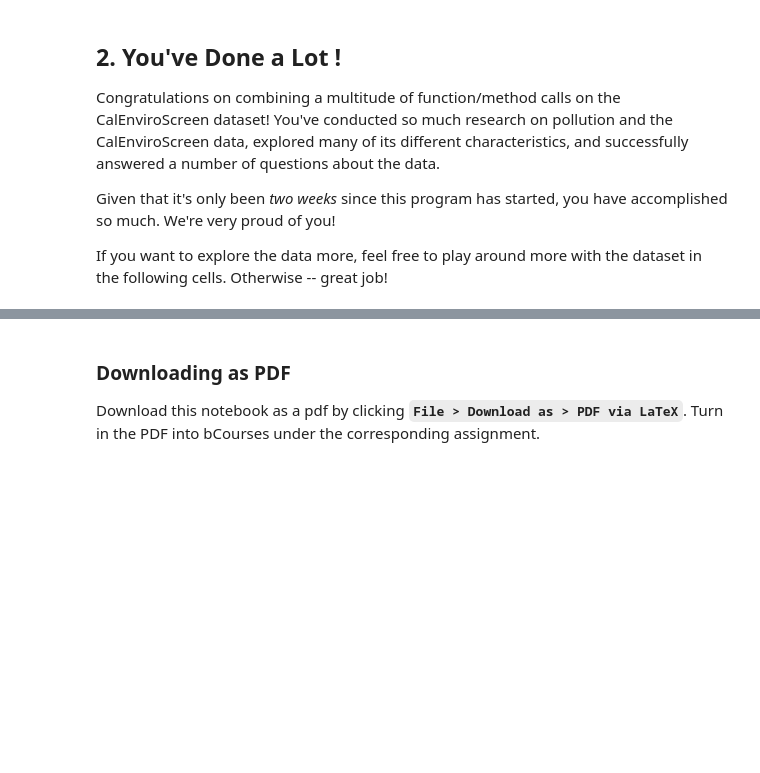
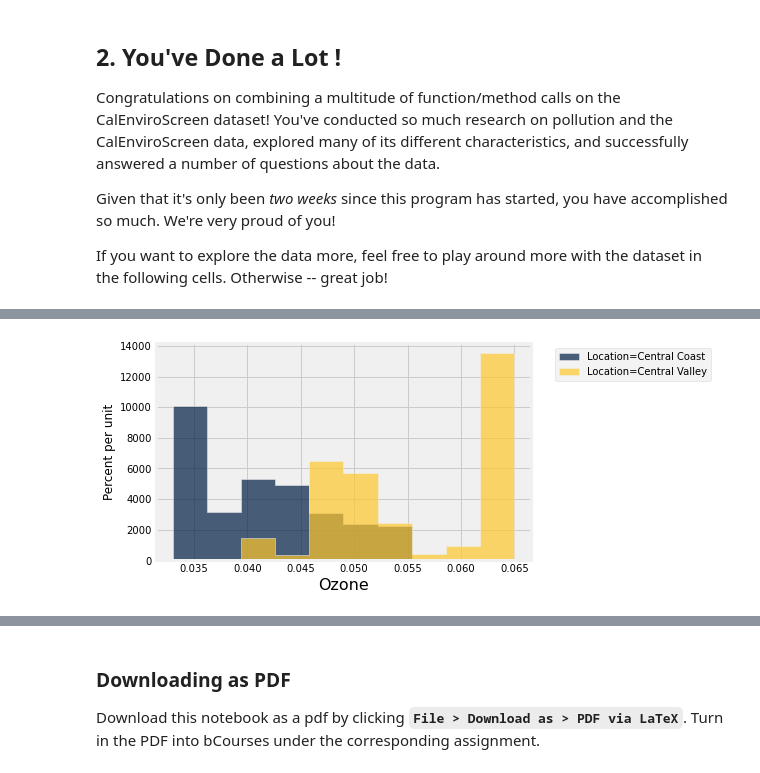
Before and after one commit to ds-modules/BUDS-SU22, a Jupyter notebook: Solutions/9.5_SOL_Putting-It-All-Together.ipynb, the cells around one changed output, grey strips where cells are left out. Cells and saved outputs as stored; diff of their text form; code cells hidden in the pictures; blank space fills up the shorter version.

```diff
--- a/Solutions/9.5_SOL_Putting-It-All-Together.ipynb
+++ b/Solutions/9.5_SOL_Putting-It-All-Together.ipynb
@@ -206,0 +219,5 @@ If you want to explore the data more, feel free to play around more with the dat
+# %%
+# other factors that could come into play
+central.hist("Ozone", group="Location")
+# %% [output]
+[figure, added]
```
Also changed, not shown: parts of 6 cells of this notebook, 2 other files.
